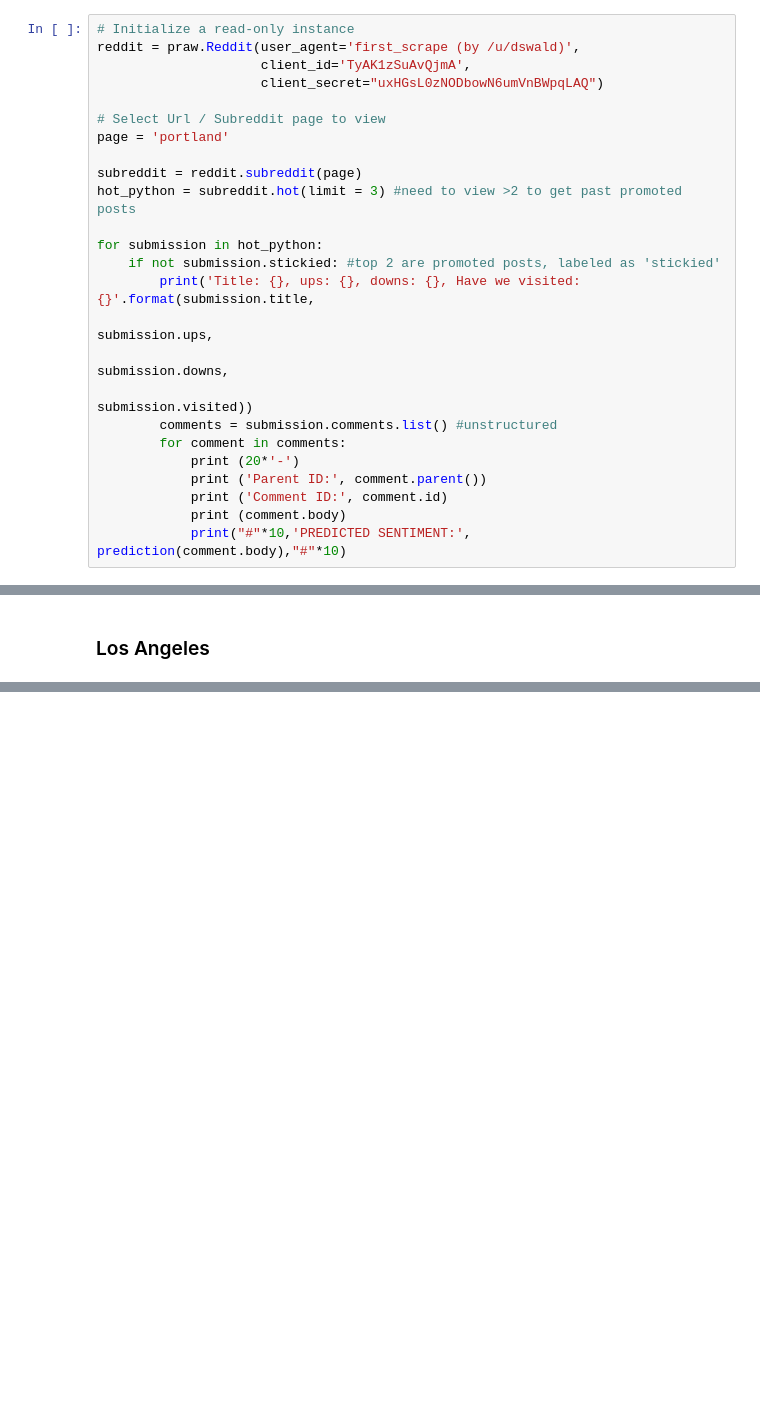
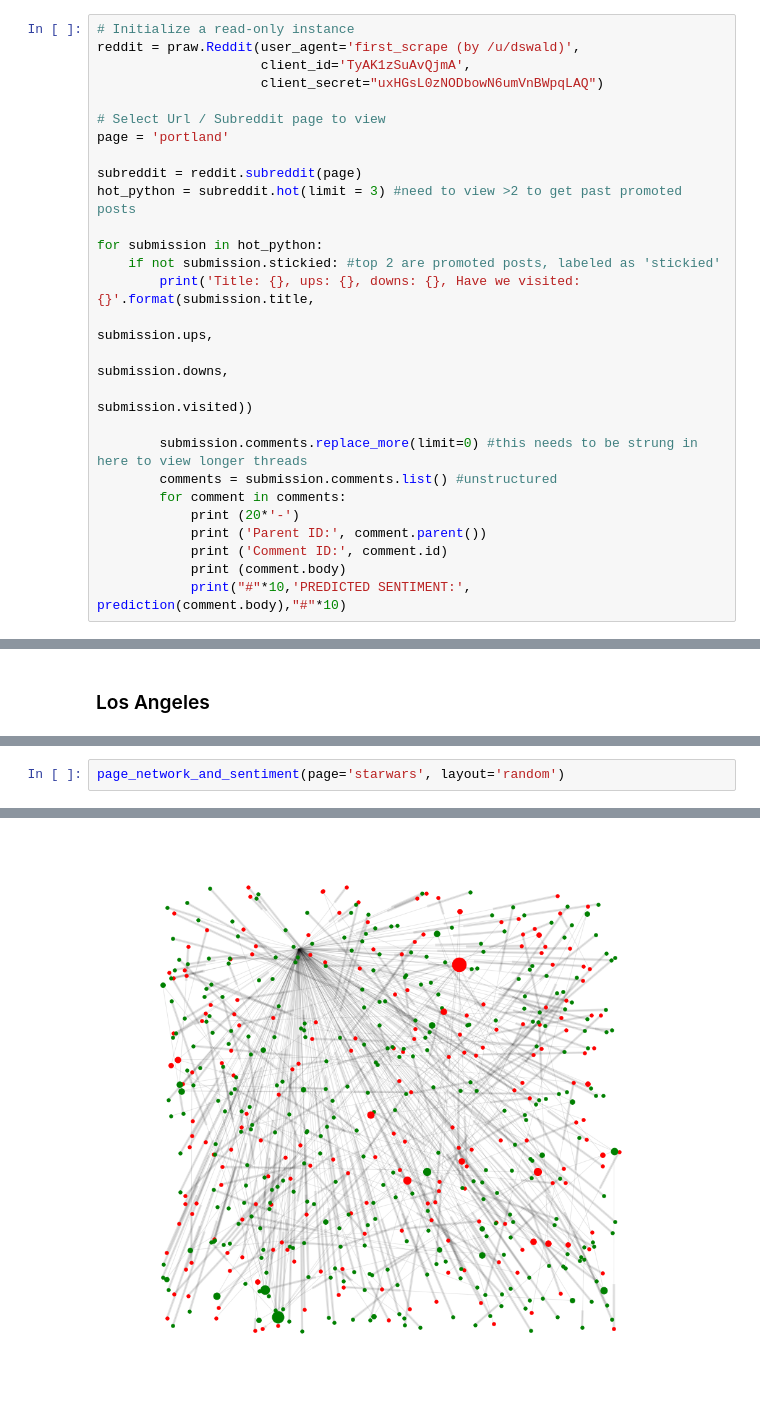
Before and after one commit to dswald/sentiment_analysis, a Jupyter notebook: sandbox/Sentiment Analysis - Clean Model.ipynb, the cells around one changed output, grey strips where cells are left out. Drawn from its saved outputs; the diff is of its cells as text; blank space fills up the shorter version.

Commit message:
updated plots

```diff
--- a/sandbox/Sentiment Analysis - Clean Model.ipynb
+++ b/sandbox/Sentiment Analysis - Clean Model.ipynb
@@ -459,6 +463,8 @@ for submission in hot_python:
                                                                           submission.ups,
                                                                           submission.downs,
                                                                           submission.visited))
+
+        submission.comments.replace_more(limit=0) #this needs to be strung in here to view longer threads
         comments = submission.comments.list() #unstructured
         for comment in comments:
             print (20*'-')
@@ -693,0 +727,3 @@ InvocationException: GraphViz's executables not found
+# %%
+page_network_and_sentiment(page='starwars', layout='random')
+# %% [output]
@@ -693,0 +731 @@ InvocationException: GraphViz's executables not found
+[figure, added]
```
Also changed, not shown: parts of 19 cells of this notebook.
